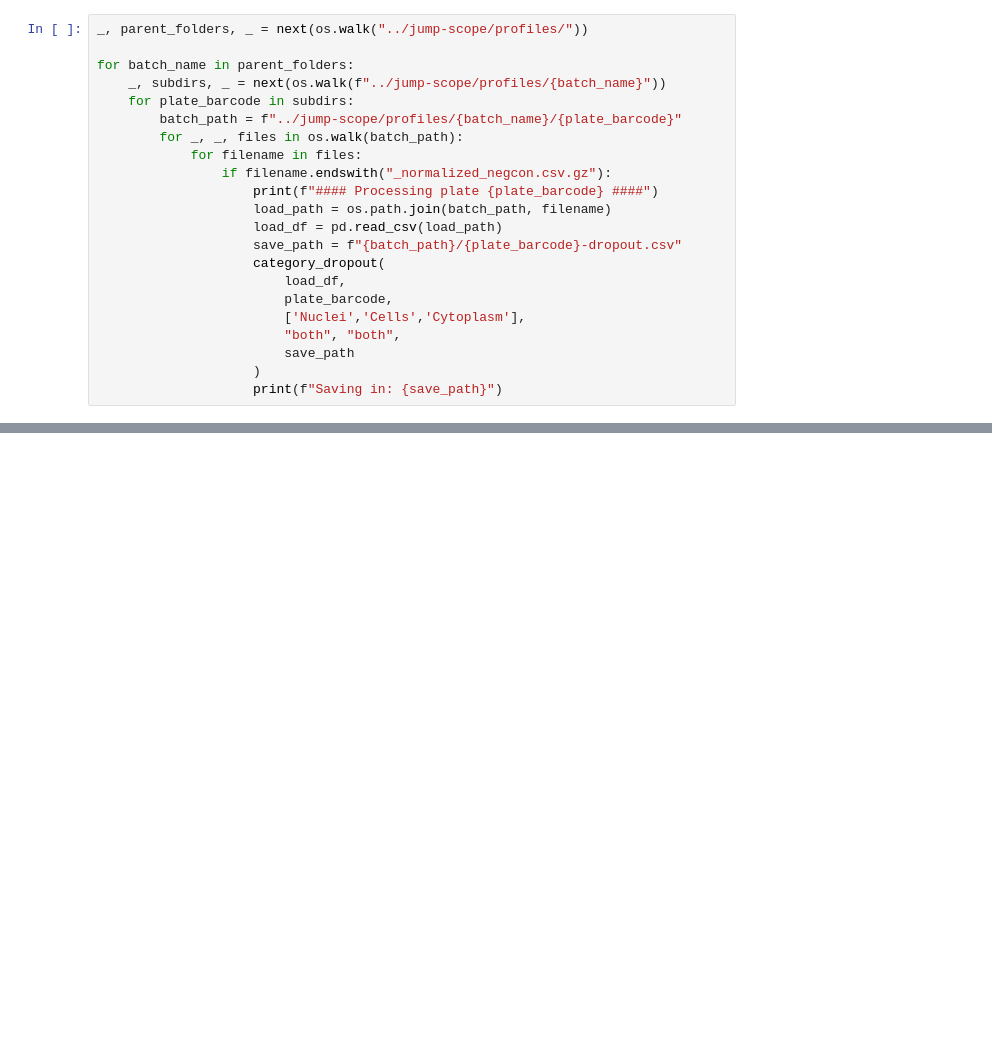
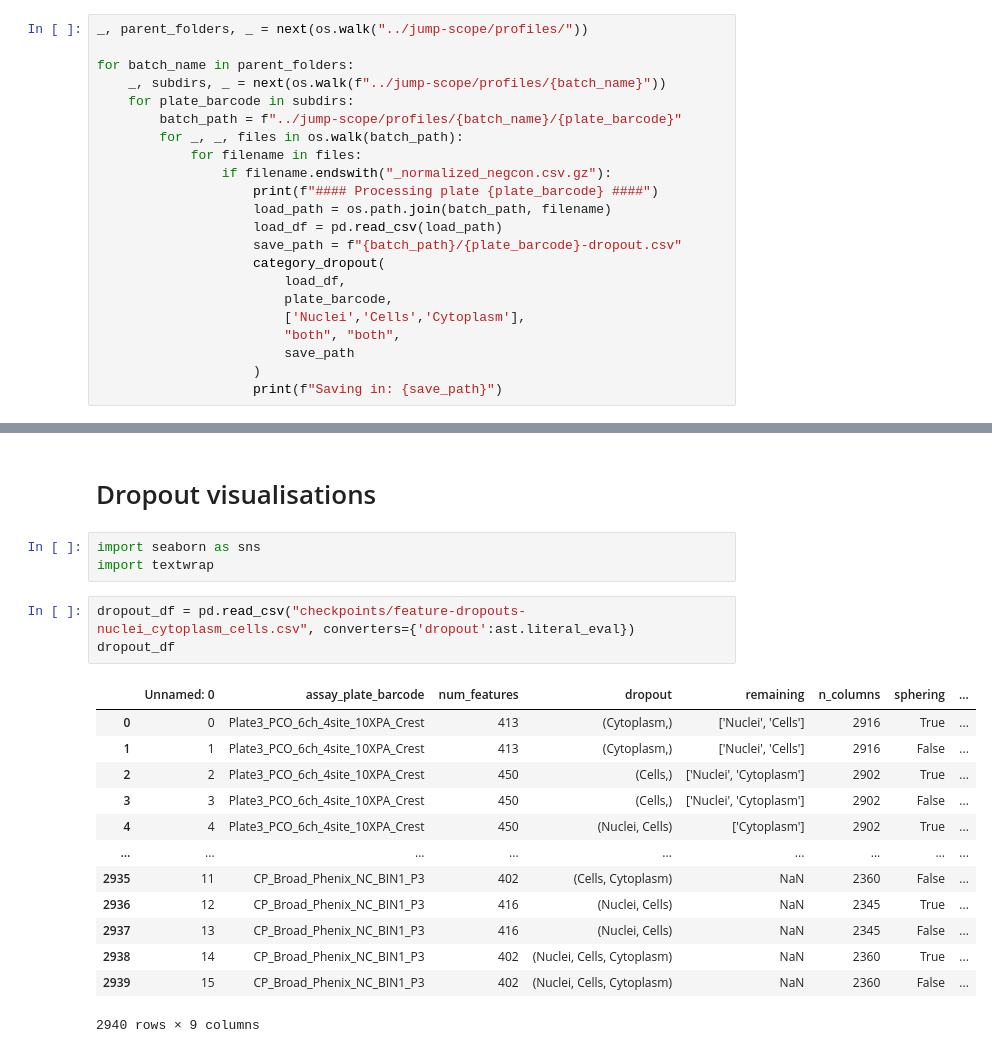
Before and after one commit to jump-cellpainting/jump-scope-analysis, a Jupyter notebook: enabling-sphering.ipynb, the cells around one changed output, grey strips where cells are left out. Drawn from its saved outputs; the diff is of its cells as text; blank space fills up the shorter version.

```diff
--- a/enabling-sphering.ipynb
+++ b/enabling-sphering.ipynb
@@ -760,0 +775,22 @@ collated_dropout_df
+# %% [markdown]
+# Dropout visualisations
+# %%
+import seaborn as sns
+import textwrap
+# %%
+dropout_df = pd.read_csv("checkpoints/feature-dropouts-nuclei_cytoplasm_cells.csv", converters={'dropout':ast.literal_eval})
+dropout_df
+# %% [output]
+|  | Unnamed: 0 | assay_plate_barcode | num_features | dropout | remaining | n_columns | sphering | ... |
+| 0 | 0 | Plate3_PCO_6ch_4site_10XPA_Crest | 413 | (Cytoplasm,) | ['Nuclei', 'Cells'] | 2916 | True | ... |
+| 1 | 1 | Plate3_PCO_6ch_4site_10XPA_Crest | 413 | (Cytoplasm,) | ['Nuclei', 'Cells'] | 2916 | False | ... |
+| 2 | 2 | Plate3_PCO_6ch_4site_10XPA_Crest | 450 | (Cells,) | ['Nuclei', 'Cytoplasm'] | 2902 | True | ... |
+| 3 | 3 | Plate3_PCO_6ch_4site_10XPA_Crest | 450 | (Cells,) | ['Nuclei', 'Cytoplasm'] | 2902 | False | ... |
+| 4 | 4 | Plate3_PCO_6ch_4site_10XPA_Crest | 450 | (Nuclei, Cells) | ['Cytoplasm'] | 2902 | True | ... |
+| ... | ... | ... | ... | ... | ... | ... | ... | ... |
+| 2935 | 11 | CP_Broad_Phenix_NC_BIN1_P3 | 402 | (Cells, Cytoplasm) | NaN | 2360 | False | ... |
+| 2936 | 12 | CP_Broad_Phenix_NC_BIN1_P3 | 416 | (Nuclei, Cells) | NaN | 2345 | True | ... |
+| 2937 | 13 | CP_Broad_Phenix_NC_BIN1_P3 | 416 | (Nuclei, Cells) | NaN | 2345 | False | ... |
+| 2938 | 14 | CP_Broad_Phenix_NC_BIN1_P3 | 402 | (Nuclei, Cells, Cytoplasm) | NaN | 2360 | True | ... |
+| 2939 | 15 | CP_Broad_Phenix_NC_BIN1_P3 | 402 | (Nuclei, Cells, Cytoplasm) | NaN | 2360 | False | ... |
+2940 rows × 9 columns
```
Also changed, not shown: parts of 9 cells of this notebook.
